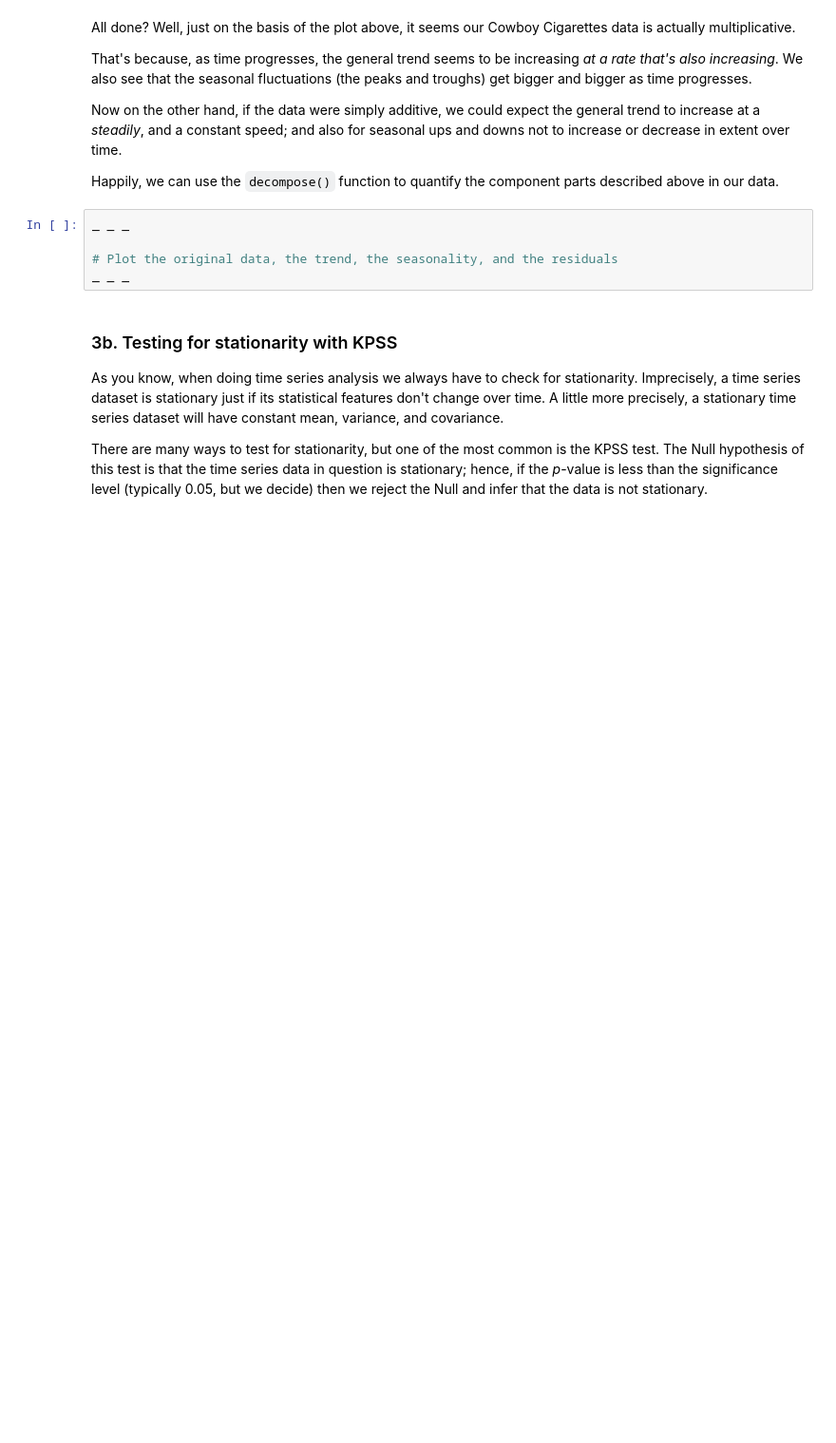
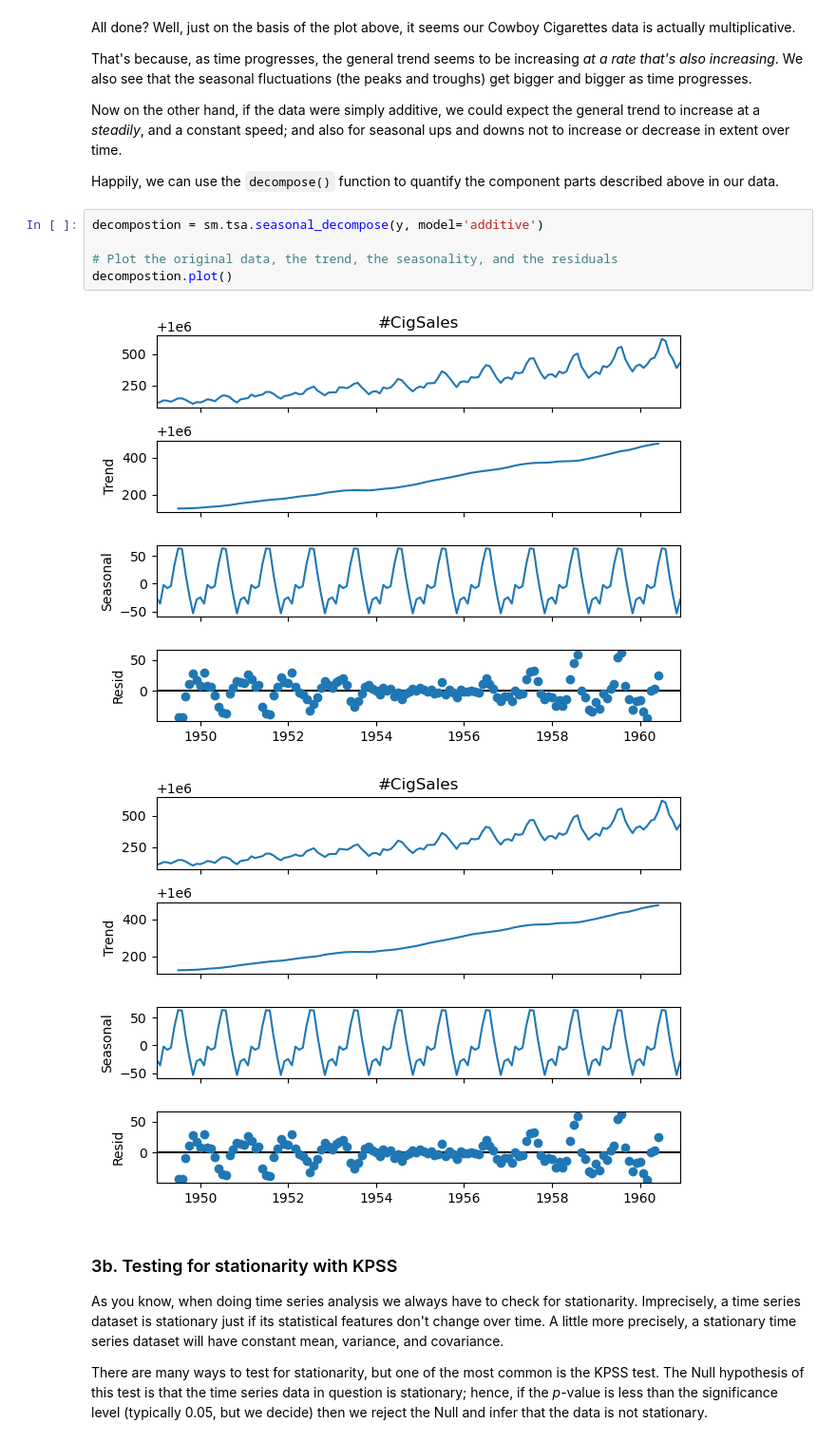
Before and after one commit to bonisadar/Data-Science-bootcamp, a Jupyter notebook: Cowboys&CigrettesCaseStudy/Cowboy Cigarettes Case Study - Tier 3.ipynb, the cells around one changed output. Shown at 95% size. Drawn from its saved outputs; the diff is of its cells as text; blank space fills up the shorter version.

```diff
--- a/Cowboys&CigrettesCaseStudy/Cowboy Cigarettes Case Study - Tier 3.ipynb
+++ b/Cowboys&CigrettesCaseStudy/Cowboy Cigarettes Case Study - Tier 3.ipynb
@@ -175,10 +250,13 @@ Now on the other hand, if the data were simply additive, we could expect the gen
 
 Happily, we can use the `decompose()` function to quantify the component parts described above in our data.
 # %%
-_ _ _
+decompostion = sm.tsa.seasonal_decompose(y, model='additive')
 
 # Plot the original data, the trend, the seasonality, and the residuals
-_ _ _
+decompostion.plot()
+# %% [output]
+[figure, added]
+[figure, added]
 # %% [markdown]
 ### 3b. Testing for stationarity with KPSS
 As you know, when doing time series analysis we always have to check for stationarity. Imprecisely, a time series dataset is stationary just if its statistical features don't change over time. A little more precisely, a stationary time series dataset will have constant mean, variance, and covariance.
```
Also changed, not shown: parts of 54 cells of this notebook.
